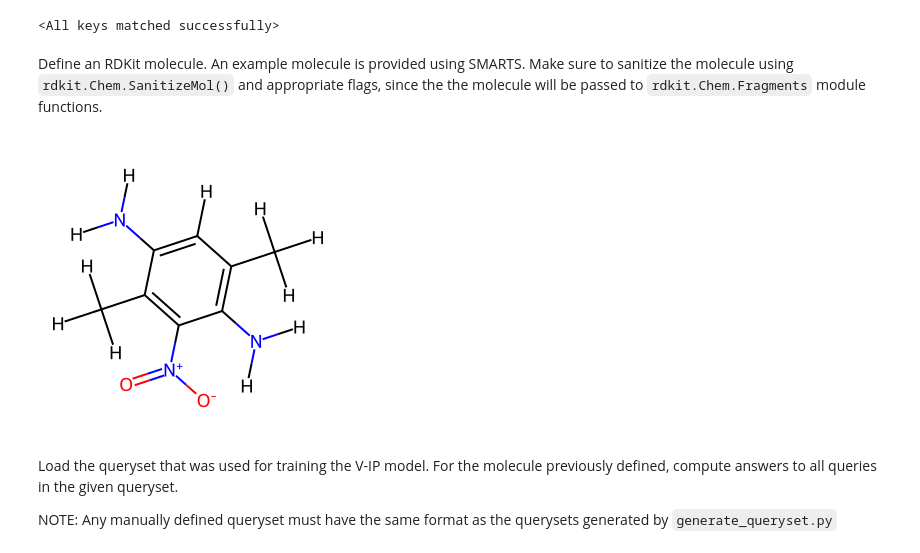
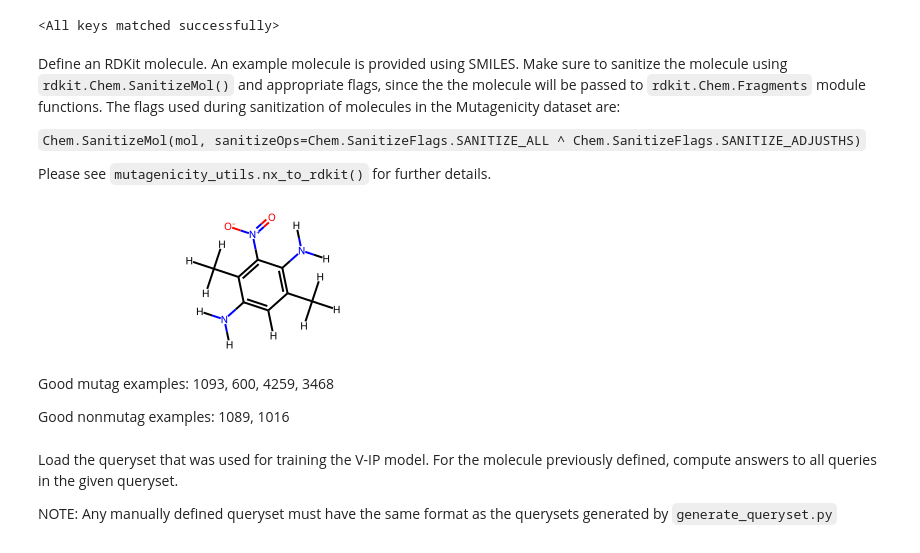
Before and after one commit to vladnotandrei/vip-interpretable-graph-classification, a Jupyter notebook: example_usage.ipynb, the cells around one changed output. Saved outputs shown, nothing was run; the diff lists cells and outputs as text; code cells hidden in the pictures.

```diff
--- a/example_usage.ipynb
+++ b/example_usage.ipynb
@@ -35,19 +37,24 @@ querier.load_state_dict(model['querier'])
 DEVICE: cpu
 <All keys matched successfully>
 # %% [markdown]
-Define an RDKit molecule. An example molecule is provided using SMARTS. Make sure to sanitize the molecule using `rdkit.Chem.SanitizeMol()` and appropriate flags, since the the molecule will be passed to `rdkit.Chem.Fragments` module functions.
+Define an RDKit molecule. An example molecule is provided using SMILES. Make sure to sanitize the molecule using `rdkit.Chem.SanitizeMol()` and appropriate flags, since the the molecule will be passed to `rdkit.Chem.Fragments` module functions. The flags used during sanitization of molecules in the Mutagenicity dataset are:
+
+``
+Chem.SanitizeMol(mol, sanitizeOps=Chem.SanitizeFlags.SANITIZE_ALL ^ Chem.SanitizeFlags.SANITIZE_ADJUSTHS)
+``
+
+Please see `mutagenicity_utils.nx_to_rdkit()` for further details.
-# %%
-# Define RDKit molecule
-smarts = '[#6]1(=[#6](-[#6](=[#6](-[#6](=[#6]-1-[#7](-[H])-[H])-[#6](-[H])(-[H])-[H])-[H])-[#7](-[H])-[H])-[#6](-[H])(-[H])-[H])-[#7+](=[#8])-[#8-]'
-mol = Chem.MolFromSmarts(smarts)
-
-# Sanitize the molecule
-Chem.SanitizeMol(mol, sanitizeOps=Chem.SanitizeFlags.SANITIZE_ALL ^
-                                  Chem.SanitizeFlags.SANITIZE_SETAROMATICITY ^
-                                  Chem.SanitizeFlags.SANITIZE_KEKULIZE)
-
-# Visualize the molecule for sanity check
-img = Draw.MolToImage(mol)
-img
-# %% [output]
-[figure, removed]
+# %%
+smiles = '[H]c1c(N([H])[H])c(C([H])([H])[H])c([N+](=O)[O-])c(N([H])[H])c1C([H])([H])[H]'
+mol = Chem.MolFromSmiles(smiles, sanitize=False)
+
+Chem.SanitizeMol(mol, sanitizeOps=Chem.SanitizeFlags.SANITIZE_ALL ^
+                                  Chem.SanitizeFlags.SANITIZE_ADJUSTHS)
+
+mol
+# %% [output]
+[figure, added]
+# %% [markdown]
+Good mutag examples: 1093, 600, 4259, 3468
+
+Good nonmutag examples: 1089, 1016
```
Also changed, not shown: parts of 6 cells of this notebook.
